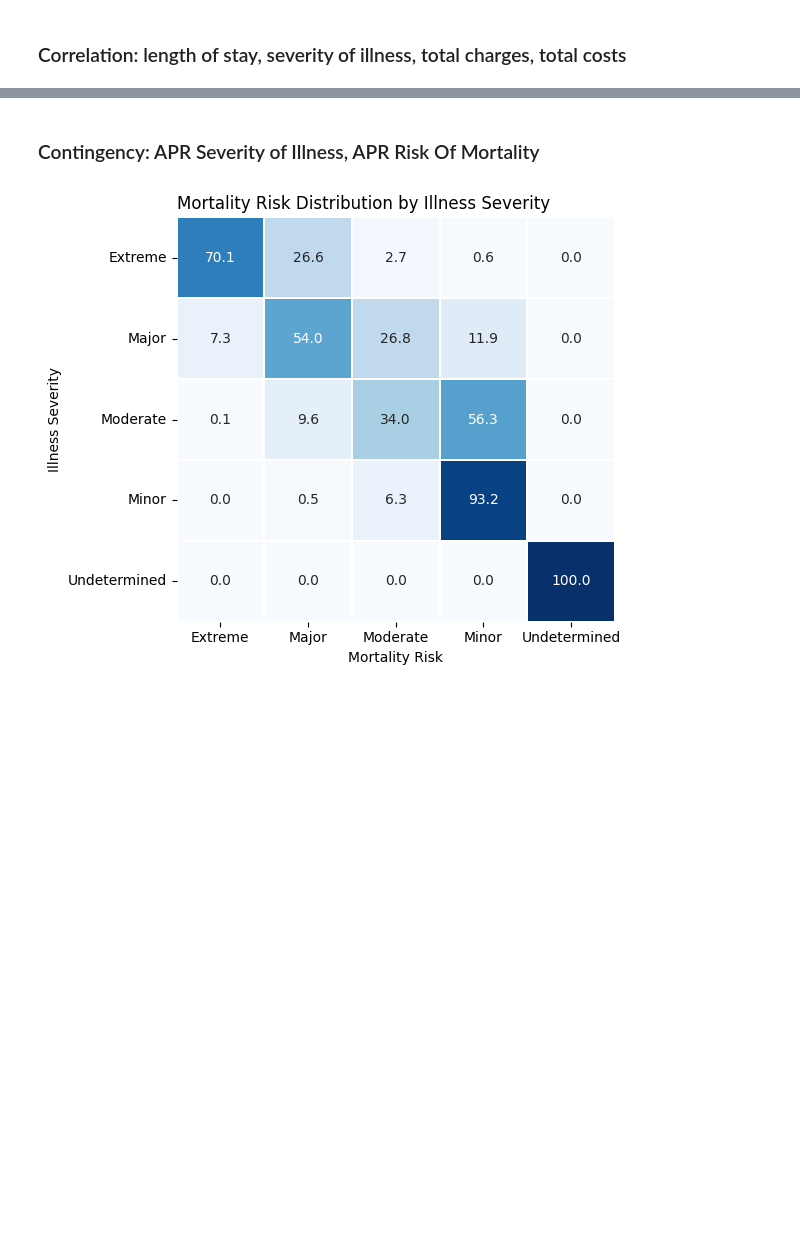
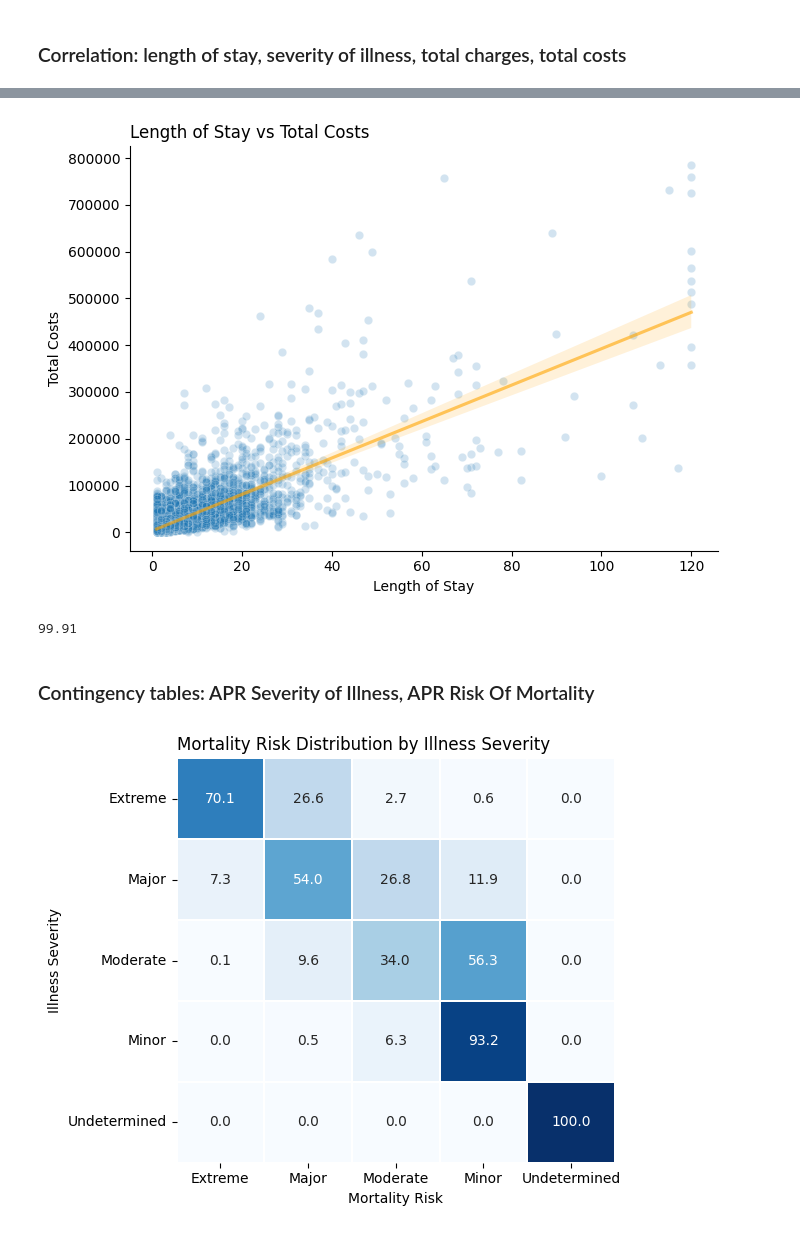
Before and after one commit to alex-bolshunov/ny-hospital-utilization-cost, a Jupyter notebook: notebooks/eda.ipynb, the cells around one changed output, grey strips where cells are left out. Cells and saved outputs as stored; diff of their text form; code cells hidden in the pictures; blank space fills up the shorter version.

```diff
--- a/notebooks/eda.ipynb
+++ b/notebooks/eda.ipynb
@@ -782,5 +838,47 @@ plt.show()
+# %%
+col1 = "length_of_stay"
+col2 = "total_costs"
+
+df_sample = df[[col1, col2]].sample(
+    n=min(10_000, len(df)),
+    random_state=42
+).reset_index(drop = True)
+
+
+plt.figure(figsize=(7, 5))
+
+mask = df_sample[col2] <= 8e5
+# mask = pd.Series([True] * df_sample.shape[0])
+
+sns.scatterplot(
+    data=df_sample[mask],
+    x=col1,
+    y=col2,
+    alpha=0.2
+)
+
+sns.regplot(
+    data=df_sample[mask],
+    x=col1,
+    y=col2,
+    scatter=False,
+    line_kws={"color": "orange", "alpha": 0.6}
+)
+
+sns.despine()
+plt.title("Length of Stay vs Total Costs", loc="left")
+plt.xlabel("Length of Stay")
+plt.ylabel("Total Costs")
+plt.tight_layout()
+plt.show()
+# %% [output]
+[figure, added]
+# %%
+df_sample[mask].shape[0] / df_sample.shape[0] * 100
+# %% [output]
+99.91
 # %% [markdown]
-### Contingency: APR Severity of Illness, APR Risk Of Mortality
+### Contingency tables: APR Severity of Illness, APR Risk Of Mortality
 # %%
 col1 = "apr_severity_of_illness"
 col2 = "apr_risk_of_mortality"
```
Also changed, not shown: parts of 86 cells of this notebook.
